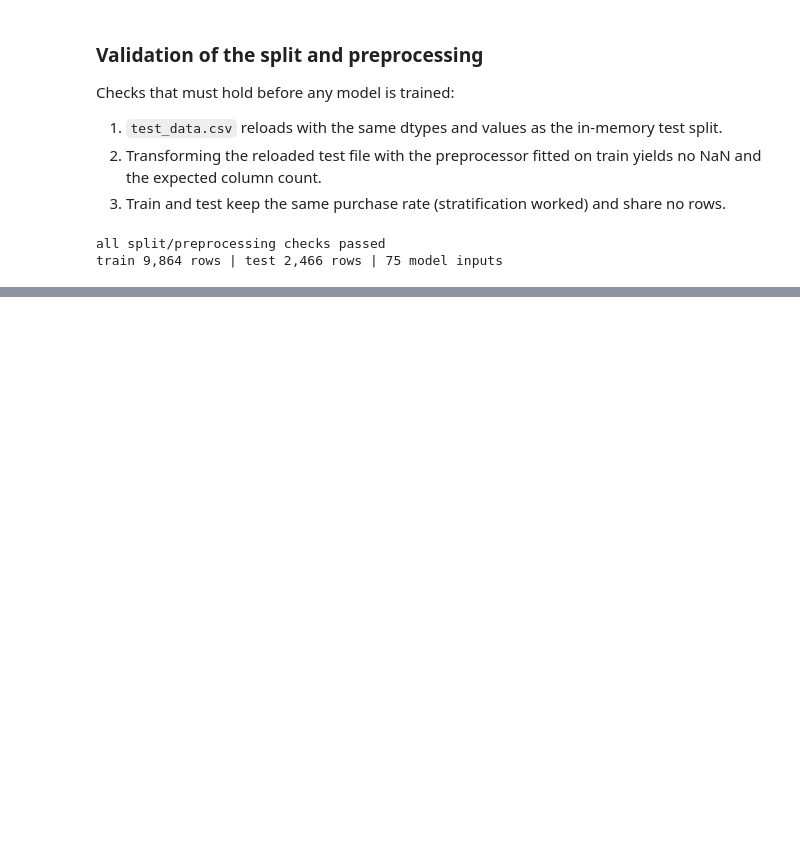
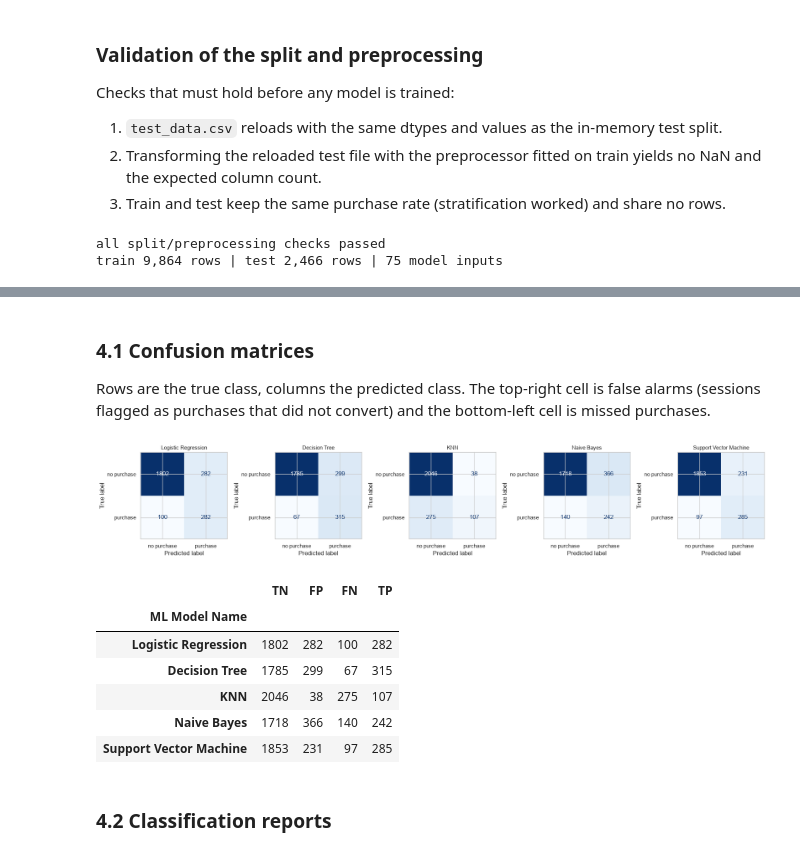
Before and after one commit to Manisha2026aj05119/shopper-purchase-intent-ml, a Jupyter notebook: train_model.ipynb, the cells around one changed output, grey strips where cells are left out. Cells and saved outputs as stored; diff of their text form; code cells hidden in the pictures; blank space fills up the shorter version.

Commit message:
Train, tune and evaluate five classifiers, save pipelines and results

```diff
--- a/train_model.ipynb
+++ b/train_model.ipynb
@@ -371,0 +455,10 @@ train 9,864 rows | test 2,466 rows | 75 model inputs
+# %%
+baseline_rows = {}
+for name, (stem, clf, _) in MODEL_SPECS.items():
+    t0 = time.perf_counter()
+    model = make_pipeline(clone(clf)).fit(X_train, y_train)
+    baseline_rows[name] = {**evaluate(model, X_test, y_test), "fit_s": time.perf_counter() - t0}
+baseline = pd.DataFrame(baseline_rows).T
+baseline.index.name = "ML Model Name"
+baseline.to_csv(RESULTS_DIR / "metrics_default.csv", float_format="%.6f")
+baseline.round(4)
@@ -371,0 +576,13 @@ train 9,864 rows | test 2,466 rows | 75 model inputs
+# %%
+majority_acc = max(y_test.mean(), 1 - y_test.mean())
+for name, info in registry.items():
+    model = joblib.load(MODEL_DIR / info["file"])
+    again = evaluate(model, X_reloaded, y_reloaded)
+    for m in METRIC_COLS:
+        assert np.isclose(again[m], metrics.loc[name, m], atol=1e-12), (name, m, again[m], metrics.loc[name, m])
+    assert 0.0 <= metrics.loc[name, "AUC"] <= 1.0 and -1.0 <= metrics.loc[name, "MCC"] <= 1.0
+    # A trivial majority-class predictor has AUC 0.5 and MCC 0; every model must beat both.
+    assert metrics.loc[name, "AUC"] > 0.75 and metrics.loc[name, "MCC"] > 0.2, f"{name} is not better than a trivial classifier"
+    assert set(model.predict(X_reloaded)) <= {0, 1}
+print(f"all {len(registry)} saved models reload and reproduce their metrics exactly")
+print(f"majority-class accuracy on the test set = {majority_acc:.4f}; every model has AUC > 0.75 and MCC > 0.2")
@@ -371,0 +597,36 @@ train 9,864 rows | test 2,466 rows | 75 model inputs
+# %% [markdown]
+### 4.1 Confusion matrices
+
+Rows are the true class, columns the predicted class. The top-right cell is false alarms (sessions flagged
+as purchases that did not convert) and the bottom-left cell is missed purchases.
+# %%
+from sklearn.metrics import (ConfusionMatrixDisplay, classification_report, confusion_matrix,
+                             roc_curve)
+
+fig, axes = plt.subplots(1, 5, figsize=(19, 4))
+cm_rows = {}
+for ax, (name, model) in zip(axes, fitted.items()):
+    cm = confusion_matrix(y_test, model.predict(X_test))
+    cm_rows[name] = {"TN": cm[0, 0], "FP": cm[0, 1], "FN": cm[1, 0], "TP": cm[1, 1]}
+    ConfusionMatrixDisplay(cm, display_labels=["no purchase", "purchase"]).plot(
+        ax=ax, colorbar=False, cmap="Blues", values_format="d")
+    ax.set_title(name, fontsize=11)
+plt.tight_layout()
+fig.savefig(RESULTS_DIR / "confusion_matrices.png", dpi=120)
+plt.show()
+
+cm_table = pd.DataFrame(cm_rows).T
+cm_table.index.name = "ML Model Name"
+cm_table.to_csv(RESULTS_DIR / "confusion_matrices.csv")
+cm_table
+# %% [output]
+[figure, added]
+|  | TN | FP | FN | TP |
+| ML Model Name |  |  |  |  |
+| Logistic Regression | 1802 | 282 | 100 | 282 |
+| Decision Tree | 1785 | 299 | 67 | 315 |
+| KNN | 2046 | 38 | 275 | 107 |
+| Naive Bayes | 1718 | 366 | 140 | 242 |
+| Support Vector Machine | 1853 | 231 | 97 | 285 |
+# %% [markdown]
+### 4.2 Classification reports
```
Also changed, not shown: parts of 24 cells of this notebook, 15 other files.
